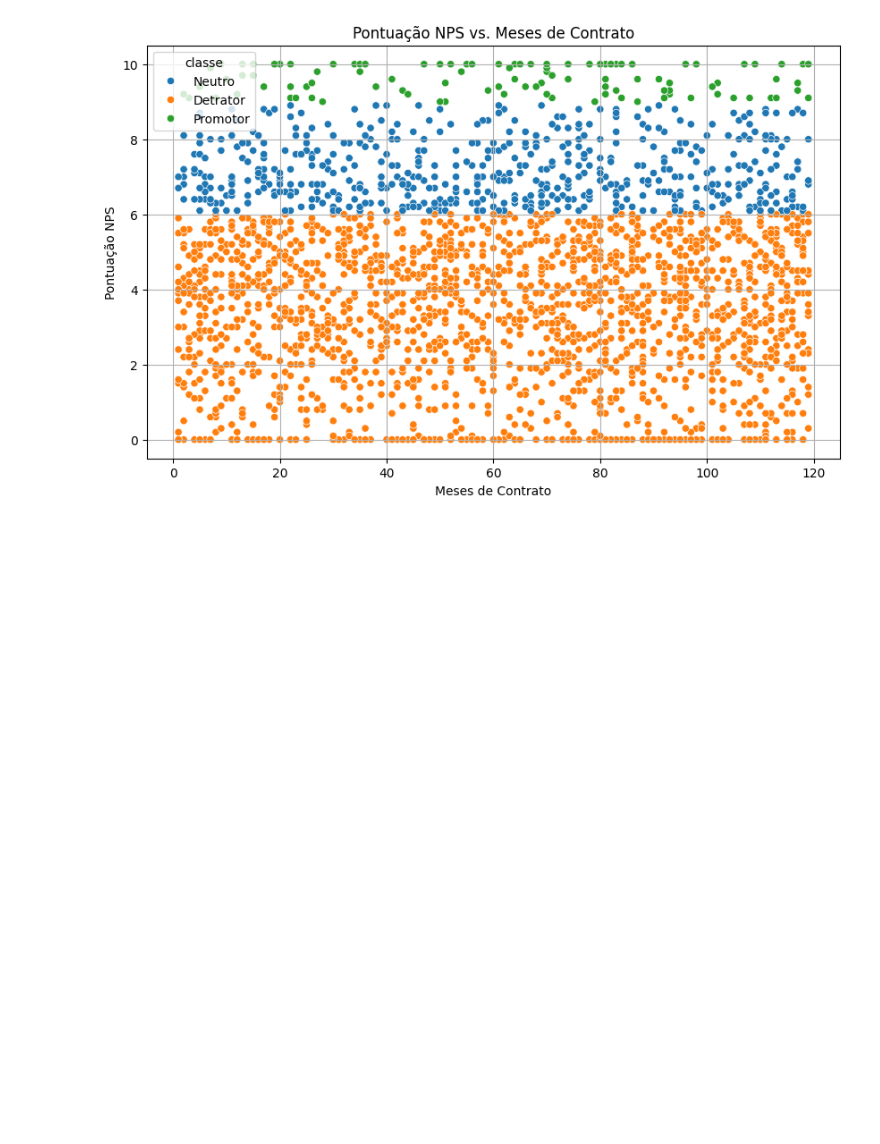
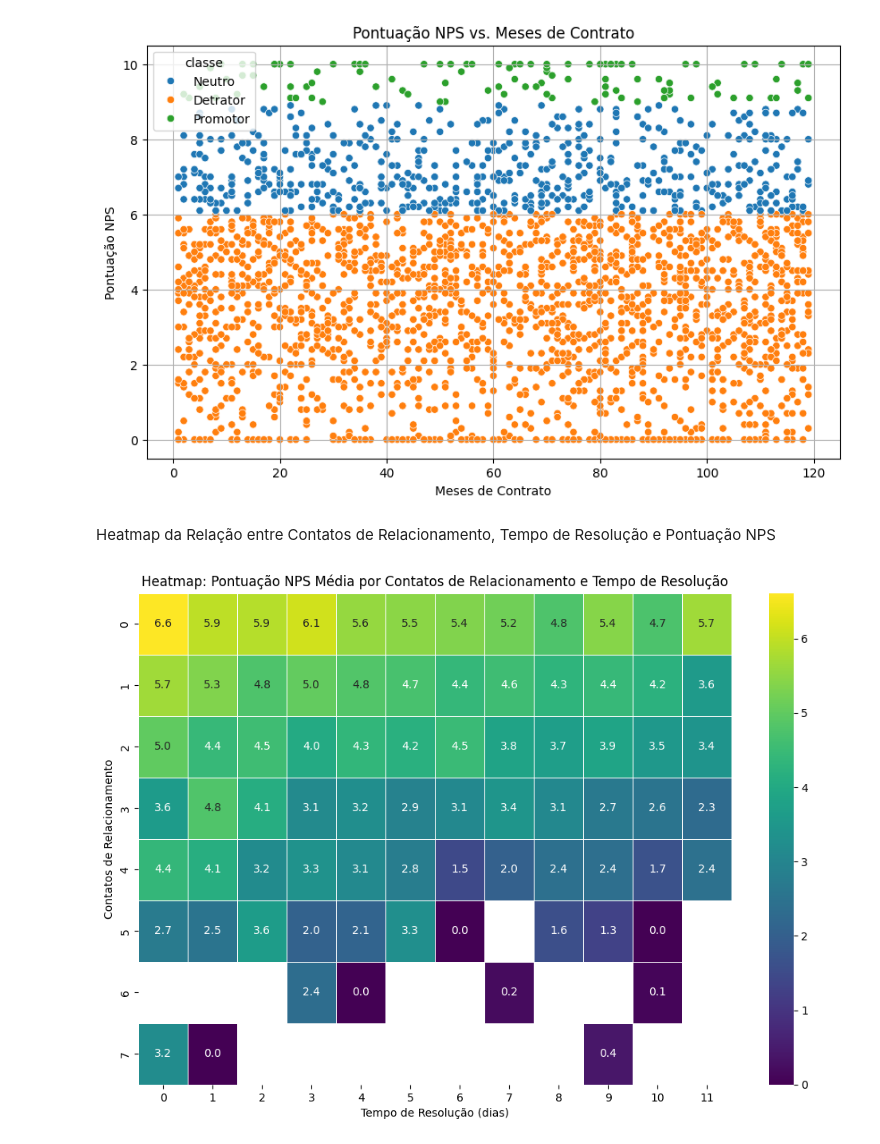
Before and after one commit to mikiube/Fase-1, a Jupyter notebook: desafio_1.ipynb, the cells around one changed output. Drawn from its saved outputs; the diff is of its cells as text; code cells hidden in the pictures; blank space fills up the shorter version.

```diff
--- a/desafio_1.ipynb
+++ b/desafio_1.ipynb
@@ -263,3 +263,16 @@ plt.grid(True)
 plt.show()
 # %% [output]
 [figure]
+# %% [markdown]
+Heatmap da Relação entre Contatos de Relacionamento, Tempo de Resolução e Pontuação NPS
+# %%
+nps_heatmap_data = df_nps.groupby(['contatos_relacionamento', 'tempo_resolucao_dias'])['pontuacao_nps'].mean().unstack()
+
+plt.figure(figsize=(12, 8))
+sns.heatmap(nps_heatmap_data, annot=True, fmt=".1f", cmap="viridis", linewidths=.5)
+plt.title('Heatmap: Pontuação NPS Média por Contatos de Relacionamento e Tempo de Resolução')
+plt.xlabel('Tempo de Resolução (dias)')
+plt.ylabel('Contatos de Relacionamento')
+plt.show()
+# %% [output]
+[figure, added]
```
Also changed, not shown: parts of 2 cells of this notebook.
